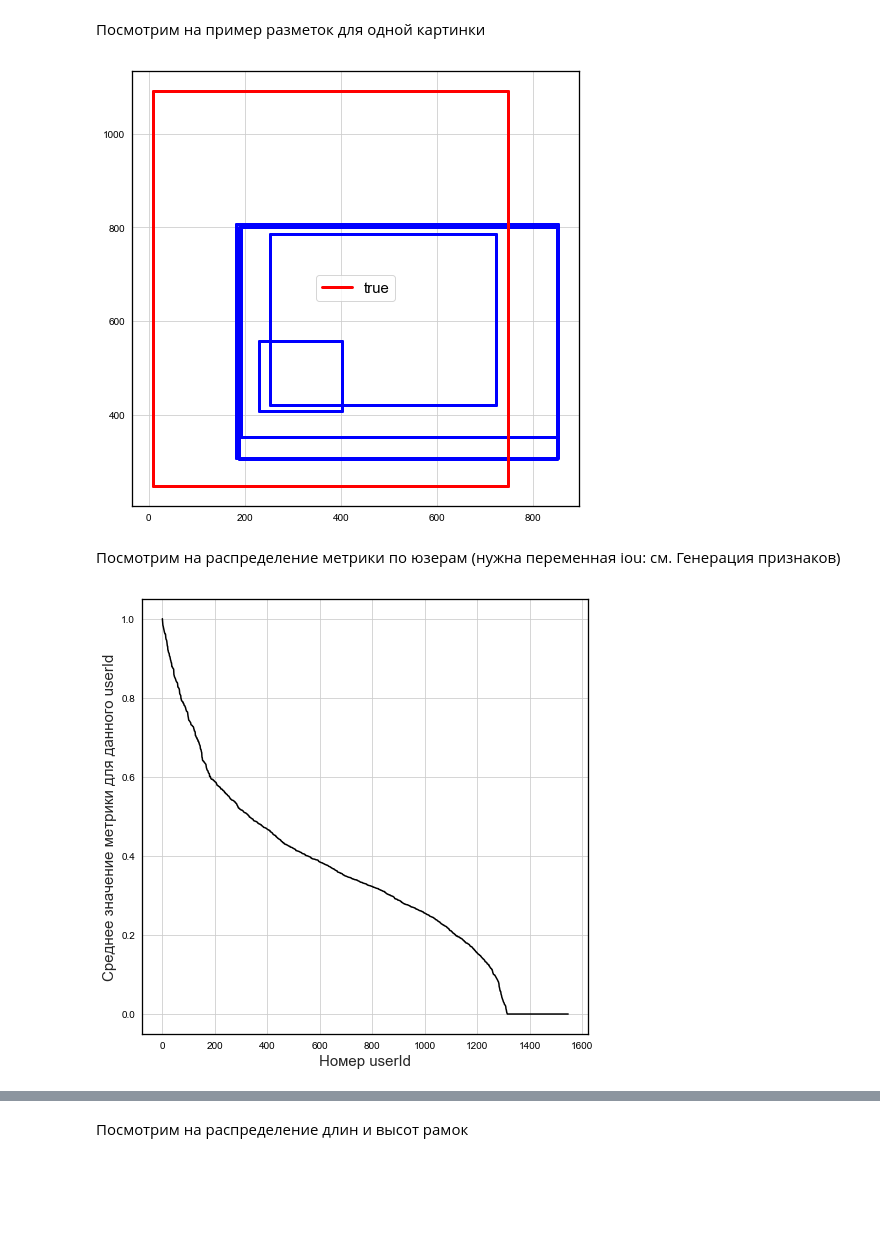
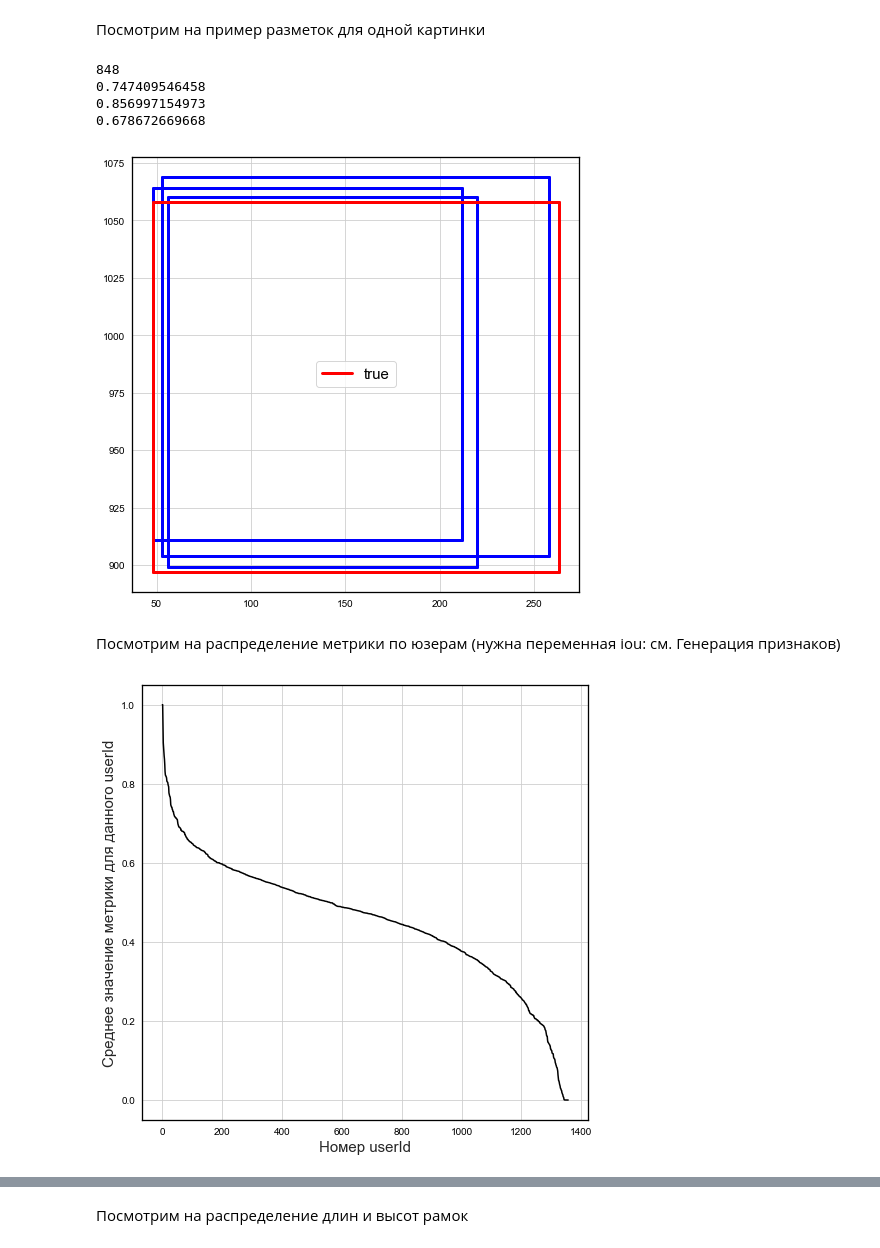
Before and after one commit to andreitsev/Competitions, a Jupyter notebook: ML Bootcamp Модератор Одноклассников.ipynb, the cells around one changed output, grey strips where cells are left out. Drawn from its saved outputs; the diff is of its cells as text; code cells hidden in the pictures; blank space fills up the shorter version.

Commit message:
исправил iou_metric

```diff
--- a/ML Bootcamp Модератор Одноклассников.ipynb
+++ b/ML Bootcamp Модератор Одноклассников.ipynb
@@ -173,0 +183,8 @@ iou_metric: 0.850709033613
+# %%
+dat['iou'] = np.nan
+metric_ = []
+for i in tqdm_notebook(range(len(tr_indexes))):
+    metric_.append(iou_metric([dat.Xmin[tr_indexes[i]], dat.Ymin[tr_indexes[i]], dat.Xmax[tr_indexes[i]], dat.Ymax[tr_indexes[i]]],
+                                        [dat.Xmin_true[tr_indexes[i]], dat.Ymin_true[tr_indexes[i]], dat.Xmax_true[tr_indexes[i]],
+                                         dat.Ymax_true[tr_indexes[i]]]))
+dat.iou[tr_indexes] = metric_
@@ -173,0 +211,13 @@ iou_metric: 0.850709033613
+# %%
+da = dat.loc[tr_indexes]
+unq_items = np.unique(da.itemId)
+unq_users = np.unique(da.userId)
+items_dict = dict(zip(unq_items, range(len(unq_items))))
+users_dict = dict(zip(unq_users, range(len(unq_users))))
+items_dict_re = {x: y for y, x in items_dict.items()}
+users_dict_re = {x: y for y, x in users_dict.items()}
+user_item_array = np.zeros((unq_users.shape[0], unq_items.shape[0]))
+for user in tqdm_notebook(unq_users):
+    local_unq_items = np.unique(da.itemId[da.userId == user])
+    for item in local_unq_items:
+        user_item_array[users_dict[user], items_dict[item]] = da.iou[(da.userId == user)&(da.itemId == item)].mean()
@@ -174,3 +228,13 @@ iou_metric: 0.850709033613
+# %%
+user_mean_iou_dict = dict(zip(list(da.userId.value_counts().keys()),
+                              [score[score > 0].mean() for score in user_item_array]))
+user_std_iou_dict = dict(zip(list(da.userId.value_counts().keys()),
+                              [score[score > 0].std() for score in user_item_array]))
+
+dat['mean_iou'] = np.nan
+dat['std_iou'] = np.nan
+dat['mean_iou'] = dat.userId.map(user_mean_iou_dict)
+dat['std_iou'] = dat.userId.map(user_std_iou_dict)
 # %% [markdown]
 ---
 ### EDA
@@ -295,13 +359,23 @@ ax[1, 1].legend(fontsize=15);
 # %% [markdown]
 Посмотрим на пример разметок для одной картинки
 # %%
-k = 6
+k = np.random.randint(dat.loc[tr_indexes].itemId.value_counts().shape[0])
+# k = 106
+print(k)
 current_df = dat.loc[dat.itemId == dat.itemId[tr_indexes].value_counts().keys()[k]]
-for i in range(5):
-    plot_rectangle(current_df[['Xmin', 'Xmax', 'Ymin', 'Ymax']].values[i])
-plot_rectangle(current_df[['Xmin_true', 'Xmax_true', 'Ymin_true', 'Ymax_true']].values[0], label='true', color='red');
+for i in range(min(5, current_df.shape[0])):
+    print(current_df.iou.values[i])
+#     print(current_df[['Xmin', 'Ymin', 'Xmax', 'Ymax']].values[i])
+    plot_rectangle(current_df[['Xmin', 'Ymin', 'Xmax', 'Ymax']].values[i])
+plot_rectangle(current_df[['Xmin_true', 'Ymin_true', 'Xmax_true', 'Ymax_true']].values[0], label='true', color='red');
+# print('!!!')
+# print(current_df[['Xmin_true', 'Ymin_true', 'Xmax_true', 'Ymax_true']].values[0])
 # %% [output]
+848
+0.747409546458
+0.856997154973
+0.678672669668
-[figure, old version]
+[figure, new version]
 # %% [markdown]
 Посмотрим на распределение метрики по юзерам (нужна переменная iou: см. Генерация признаков)
 # %%
@@ -309,7 +383,7 @@ plt.plot(dat.groupby(['userId'])['iou'].mean().sort_values(ascending=False).valu
 plt.xlabel('Номер userId', fontsize=15);
 plt.ylabel('Среднее значение метрики для данного userId', fontsize=15);
 # %% [output]
-[figure, old version]
+[figure, new version]
 # %%
 a = dat.groupby(['userId'])['userid_target_count', 'iou'].mean()
 plt.scatter(a.userid_target_count, a.iou);
```
Also changed, not shown: parts of 24 cells of this notebook.
